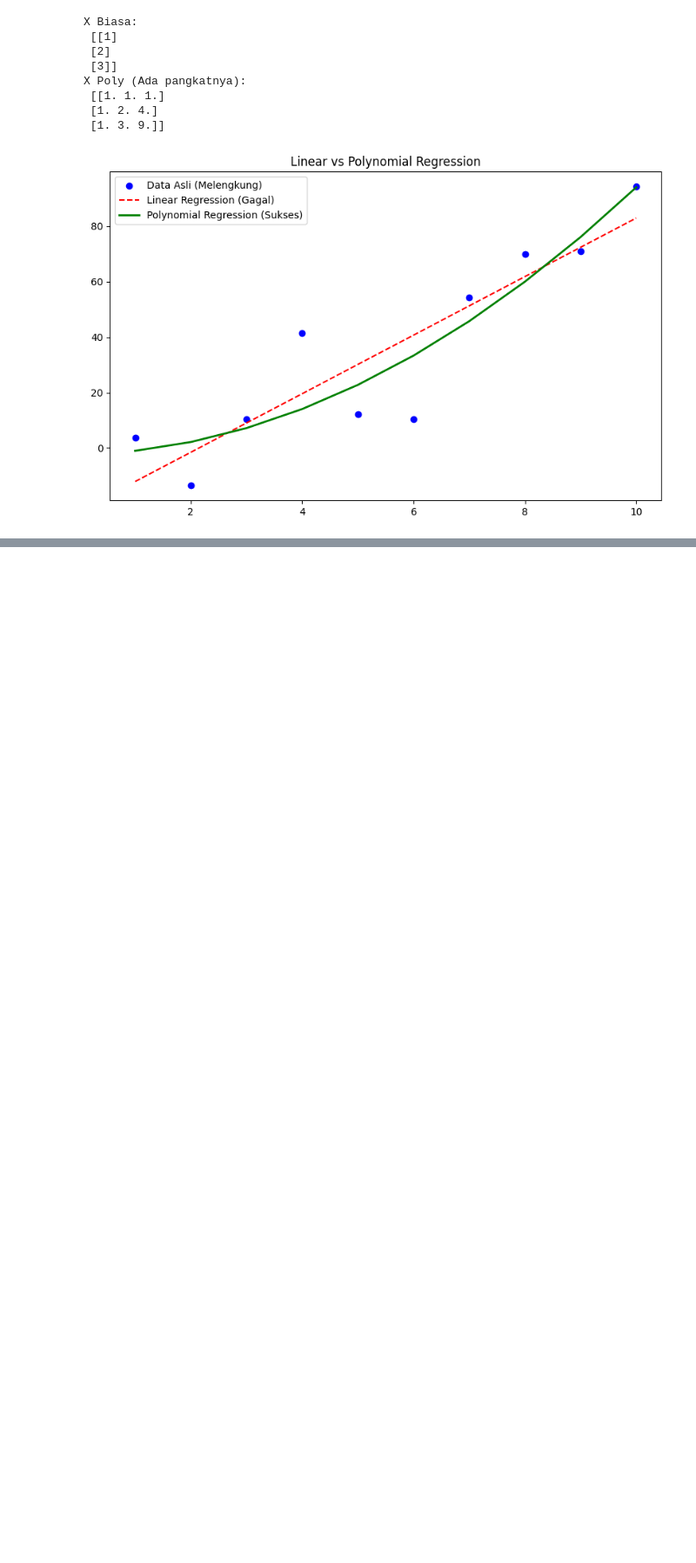
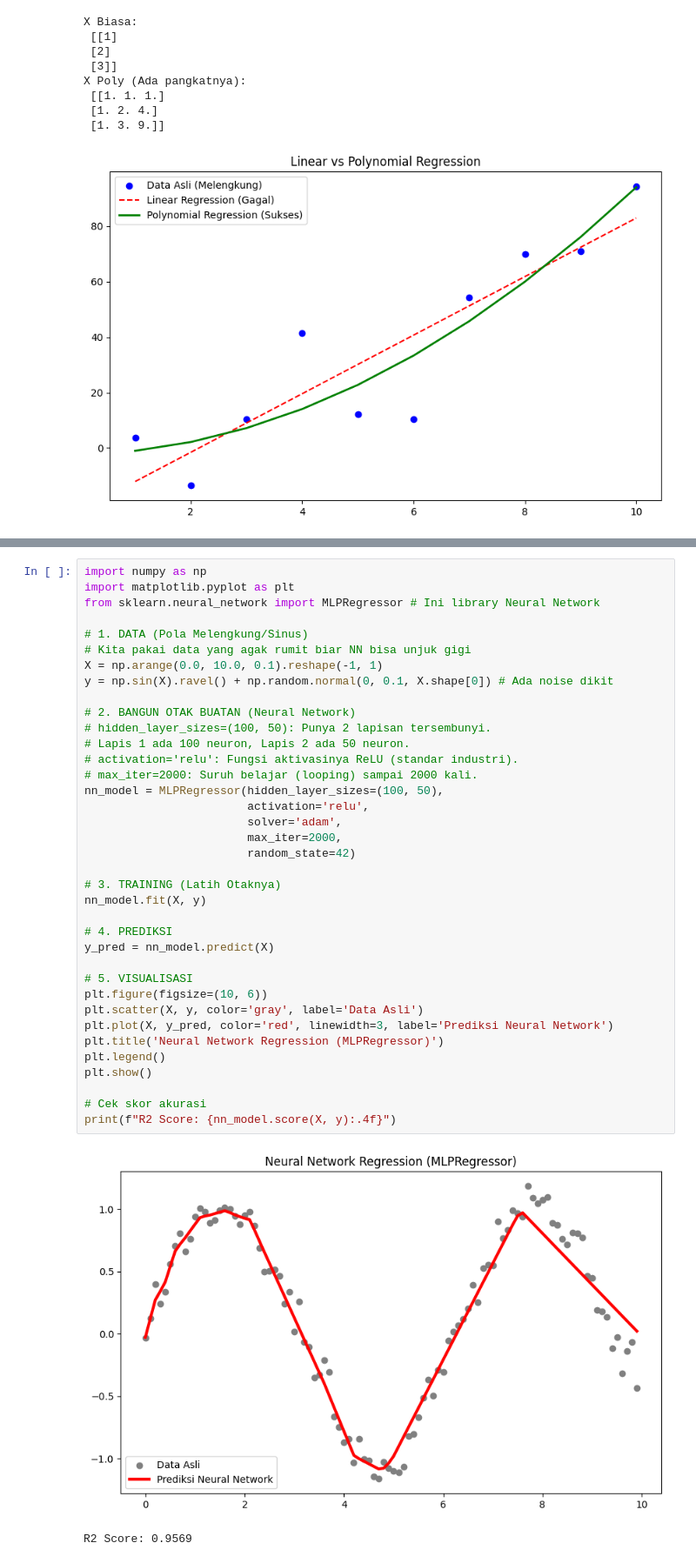
Before and after one commit to rezzz59/STUPEN, a Jupyter notebook: Regresi/memahami_linear_regresiopn.ipynb, the cells around one changed output, grey strips where cells are left out. Shown at 87% size. Cells and saved outputs as stored; diff of their text form; blank space fills up the shorter version.

```diff
--- a/Regresi/memahami_linear_regresiopn.ipynb
+++ b/Regresi/memahami_linear_regresiopn.ipynb
@@ -166,0 +208,40 @@ plt.show()
+# %%
+import numpy as np
+import matplotlib.pyplot as plt
+from sklearn.neural_network import MLPRegressor # Ini library Neural Network
+
+# 1. DATA (Pola Melengkung/Sinus)
+# Kita pakai data yang agak rumit biar NN bisa unjuk gigi
+X = np.arange(0.0, 10.0, 0.1).reshape(-1, 1)
+y = np.sin(X).ravel() + np.random.normal(0, 0.1, X.shape[0]) # Ada noise dikit
+
+# 2. BANGUN OTAK BUATAN (Neural Network)
+# hidden_layer_sizes=(100, 50): Punya 2 lapisan tersembunyi.
+# Lapis 1 ada 100 neuron, Lapis 2 ada 50 neuron.
+# activation='relu': Fungsi aktivasinya ReLU (standar industri).
+# max_iter=2000: Suruh belajar (looping) sampai 2000 kali.
+nn_model = MLPRegressor(hidden_layer_sizes=(100, 50),
+                        activation='relu',
+                        solver='adam',
+                        max_iter=2000,
+                        random_state=42)
+
+# 3. TRAINING (Latih Otaknya)
+nn_model.fit(X, y)
+
+# 4. PREDIKSI
+y_pred = nn_model.predict(X)
+
+# 5. VISUALISASI
+plt.figure(figsize=(10, 6))
+plt.scatter(X, y, color='gray', label='Data Asli')
+plt.plot(X, y_pred, color='red', linewidth=3, label='Prediksi Neural Network')
+plt.title('Neural Network Regression (MLPRegressor)')
+plt.legend()
+plt.show()
+
+# Cek skor akurasi
+print(f"R2 Score: {nn_model.score(X, y):.4f}")
+# %% [output]
+[figure, added]
+R2 Score: 0.9569
```
Also changed, not shown: parts of 2 cells of this notebook, 2 other files.
